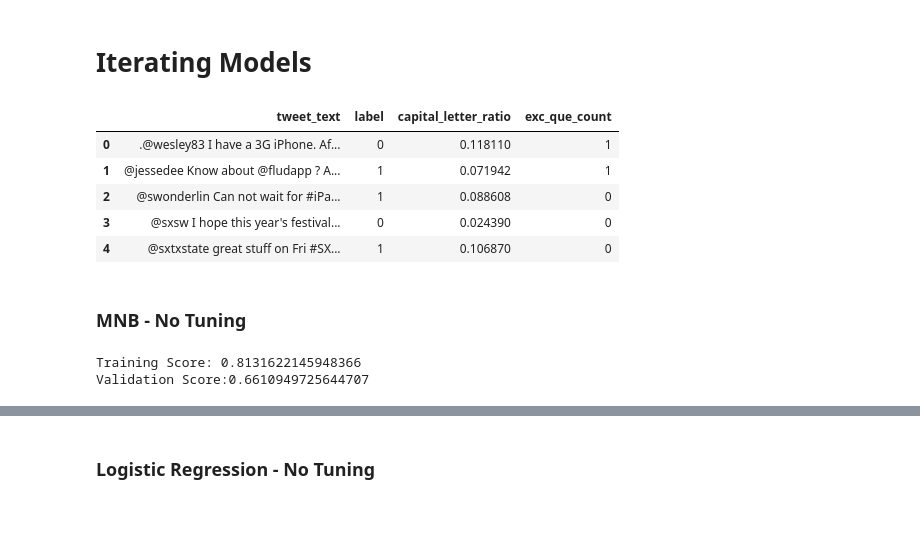
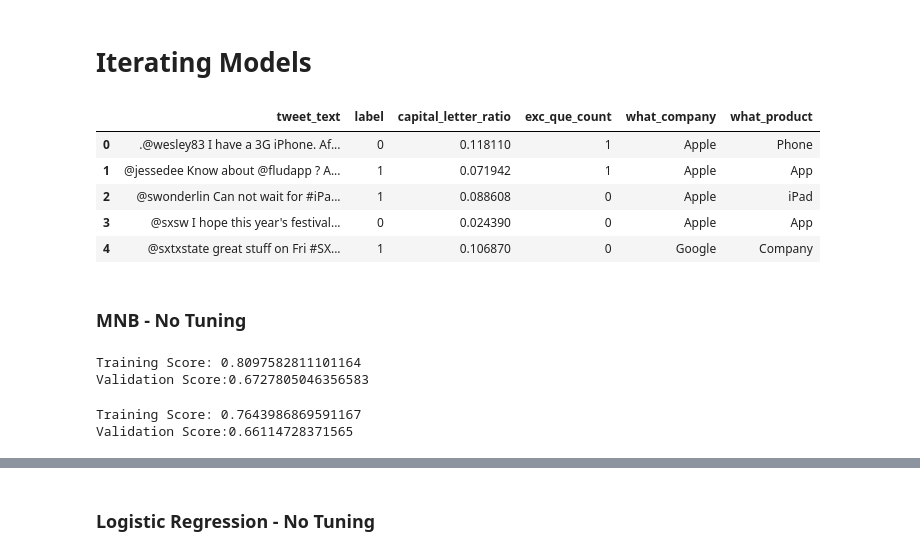
Before and after one commit to kelsklane/Apple_Tweet_Sentiment_NLP, a Jupyter notebook: jupyters/kelsey_notebook.ipynb, the cells around one changed output, grey strips where cells are left out. Saved outputs shown, nothing was run; the diff lists cells and outputs as text; code cells hidden in the pictures; blank space fills up the shorter version.

Commit message:
modified dataframe to narrow down to only apple tweets and updated models to fit with new data

```diff
--- a/jupyters/kelsey_notebook.ipynb
+++ b/jupyters/kelsey_notebook.ipynb
@@ -250,5 +269,28 @@ def word_count(tweet):
     return len(tweet.split())
 
 #Add in if tweet about Apple or Google?
+def what_company(tweet):
+    tweet_check = tweet.lower()
+    if ('iphone' in tweet_check) or ('ipad' in tweet_check) or ('apple' in tweet_check) or ('#apple' in tweet_check):
+        if ('android' in tweet_check) or ('google' in tweet_check) or ('#google' in tweet_check):
+            return 'Both'
+        return 'Apple'
+    if ('android' in tweet_check) or ('google' in tweet_check) or ('#google' in tweet_check):
+        return 'Google'
+    return 'Neither'
 
 #Add in what service/product talk about?
+def what_product(tweet):
+    tweet_check = tweet.lower()
+    if ('app' in tweet_check):
+        return 'App'
+    if ('iphone' in tweet_check) or ('phone' in tweet_check) or ('android' in tweet_check):
+        return 'Phone'
+    if ('ipad' in tweet_check):
+        return 'iPad'
+    if ('apple' in tweet_check):
+        return 'Company'
+    else:
+        return 'General'
+
+('google' in tweet_check) or
@@ -254,0 +310,6 @@ def word_count(tweet):
+# %%
+tweets['what_product'] = tweets['tweet_text'].apply(what_product)
+tweets.what_product.value_counts()
+# no_cat = tweets[tweets['what_product'] == 'General']
+# for tweet in no_cat['tweet_text']:
+#     print(tweet)
@@ -536,16 +604,18 @@ Validation Score:0.4588858837802041
 # %%
 #Making final dataset
 tweets['capital_letter_ratio'] = tweets['tweet_text'].apply(capital_letter_ratio)
 tweets['exc_que_count'] = tweets['tweet_text'].apply(exc_que_count)
+tweets['what_company'] = tweets['tweet_text'].apply(what_company)
+tweets['what_product'] = tweets['tweet_text'].apply(what_product)
 tweets = tweets.drop('word_count', axis = 1)
 tweets.head()
 # %% [output]
-|  | tweet_text | label | capital_letter_ratio | exc_que_count |
-| 0 | .@wesley83 I have a 3G iPhone. Af... | 0 | 0.118110 | 1 |
-| 1 | @jessedee Know about @fludapp ? A... | 1 | 0.071942 | 1 |
-| 2 | @swonderlin Can not wait for #iPa... | 1 | 0.088608 | 0 |
-| 3 | @sxsw I hope this year's festival... | 0 | 0.024390 | 0 |
-| 4 | @sxtxstate great stuff on Fri #SX... | 1 | 0.106870 | 0 |
+|  | tweet_text | label | capital_letter_ratio | exc_que_count | what_company | what_product |
+| 0 | .@wesley83 I have a 3G iPhone. Af... | 0 | 0.118110 | 1 | Apple | Phone |
+| 1 | @jessedee Know about @fludapp ? A... | 1 | 0.071942 | 1 | Apple | App |
+| 2 | @swonderlin Can not wait for #iPa... | 1 | 0.088608 | 0 | Apple | iPad |
+| 3 | @sxsw I hope this year's festival... | 0 | 0.024390 | 0 | Apple | App |
+| 4 | @sxtxstate great stuff on Fri #SX... | 1 | 0.106870 | 0 | Google | Company |
 # %%
 #Train test split
 y = tweets['label']
@@ -557,9 +627,13 @@ col_labels.remove('tweet_text')
 # %% [markdown]
 ### MNB - No Tuning
 # %%
+from sklearn.preprocessing import MinMaxScaler
+from sklearn.preprocessing import OneHotEncoder
+
 count_vec = ColumnTransformer([
-    ('cv', CountVectorizer(encoding = 'iso-8859-1', lowercase = False, tokenizer = tweet_tokenizer), 'tweet_text')],
-    #('scale', StandardScaler(), col_labels)],
+    ('cv', CountVectorizer(encoding = 'iso-8859-1', lowercase = True, tokenizer = tweet_tokenizer), 'tweet_text'),
+    ('ohe', OneHotEncoder(), ['what_company', 'what_product'])],
+    #('scale', MinMaxScaler(), col_labels)],
     remainder = 'passthrough')
 
 first = imbpipeline(steps=[
@@ -572,5 +646,27 @@ print("Training Score:", first.score(X_train, y_train))
 scores = np.mean(cross_val_score(first, X_train, y_train, cv=5))
 print("Validation Score:" + str(scores))
 # %% [output]
-Training Score: 0.8131622145948366
-Validation Score:0.6610949725644707
+Training Score: 0.8097582811101164
+Validation Score:0.6727805046356583
+# %%
+from sklearn.feature_extraction.text import TfidfVectorizer
+
+count_vec = ColumnTransformer([
+    ('cv', TfidfVectorizer(encoding = 'iso-8859-1', lowercase = True, tokenizer = tweet_tokenizer), 'tweet_text'),
+    ('ohe', OneHotEncoder(), ['what_company', 'what_product'])],
+    #('scale', MinMaxScaler(), col_labels)],
+    remainder = 'passthrough')
+
+first = imbpipeline(steps=[
+    ('preproc', count_vec),
+    #('smote', SMOTE(sampling_strategy = 'not majority', random_state=11)),
+    ('mnb', MultinomialNB())
+])
+
+first.fit(X_train, y_train)
+print("Training Score:", first.score(X_train, y_train))
+scores = np.mean(cross_val_score(first, X_train, y_train, cv=5))
+print("Validation Score:" + str(scores))
+# %% [output]
+Training Score: 0.7643986869591167
+Validation Score:0.66114728371565
```
Also changed, not shown: parts of 30 cells of this notebook.
